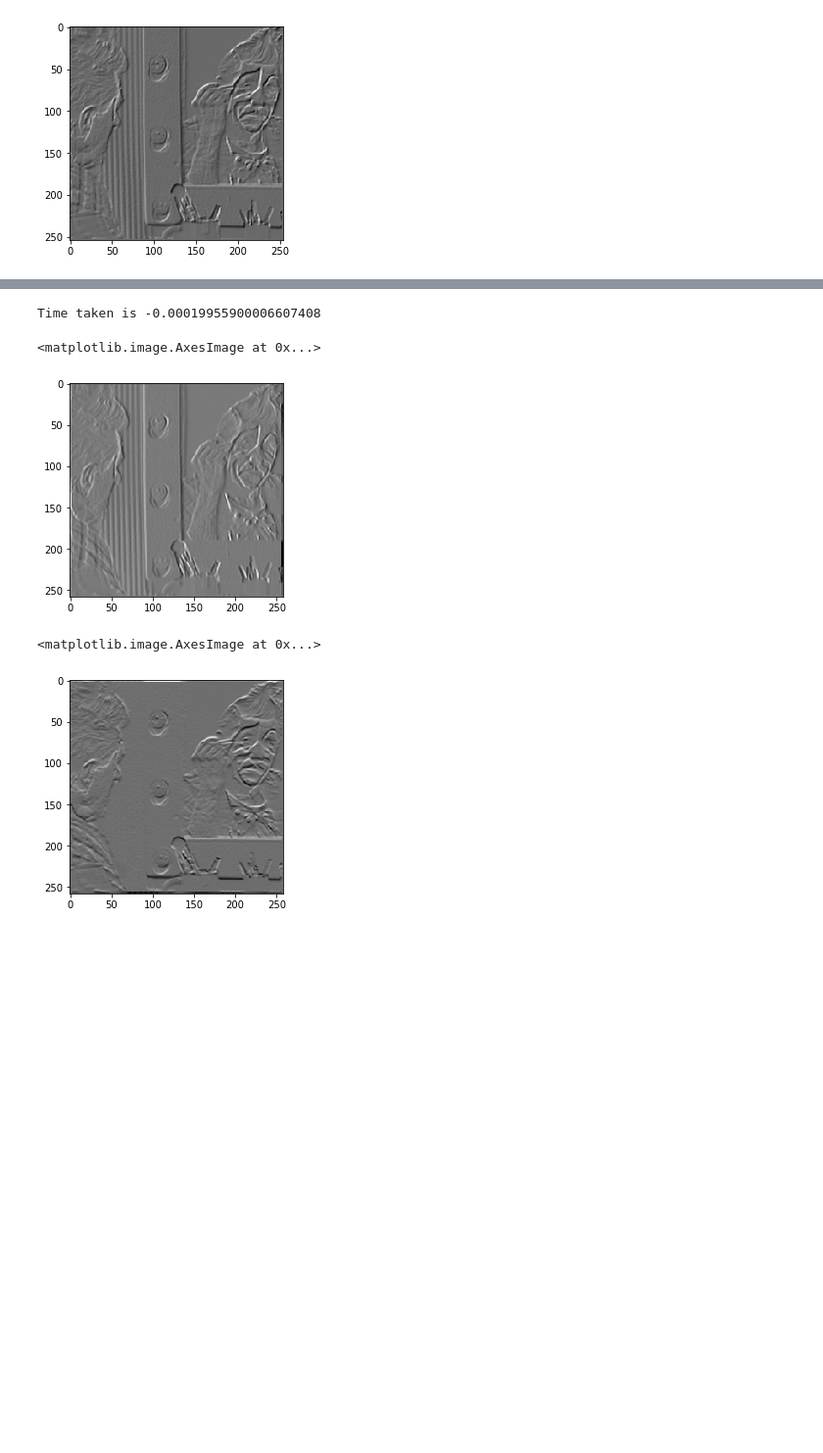
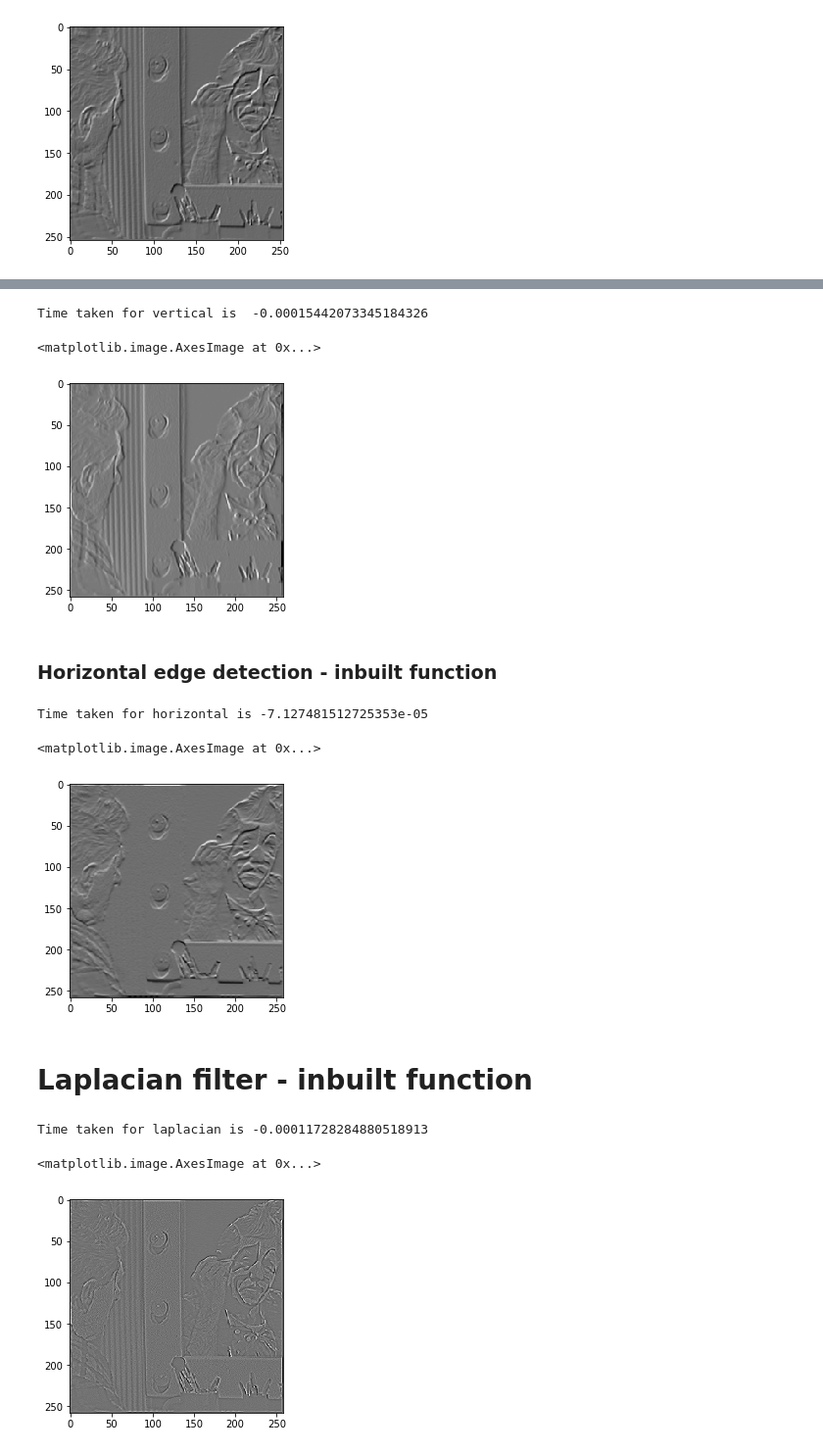
Before and after one commit to Sharath-Ramachandran/DeepLearningAssignments, a Jupyter notebook: Assignment1/Question3.ipynb, the cells around one changed output, grey strips where cells are left out. Shown: that part at 98% size. Cells and saved outputs as stored; diff of their text form; code cells hidden in the pictures; blank space fills up the shorter version.

```diff
--- a/Assignment1/Question3.ipynb
+++ b/Assignment1/Question3.ipynb
@@ -84,15 +90,33 @@ from scipy import signal
 start_time = timeit.timeit()
 result = signal.convolve2d(image,vertical_edges)
 end_time = timeit.timeit()
-print("Time taken is", end_time-start_time)
+print("Time taken for vertical is ", end_time-start_time)
 plt.imshow(result,cmap='gray')
 # %% [output]
-Time taken is -0.00019955900006607408
+Time taken for vertical is  -0.00015442073345184326
 <matplotlib.image.AxesImage at 0x...>
 [figure]
+# %% [markdown]
+### Horizontal  edge detection - inbuilt function
 # %%
+start_time = timeit.timeit()
 result = signal.convolve2d(image,horizontal_edges)
+end_time = timeit.timeit()
+print("Time taken for horizontal is", end_time-start_time)
 plt.imshow(result,cmap='gray')
 # %% [output]
-<matplotlib.image.AxesImage at 0x...>
+Time taken for horizontal is -7.127481512725353e-05
+<matplotlib.image.AxesImage at 0x...>
 [figure]
+# %% [markdown]
+# Laplacian filter - inbuilt function
+# %%
+start_time = timeit.timeit()
+result = signal.convolve2d(image,laplacian_filter)
+end_time = timeit.timeit()
+print("Time taken for laplacian is", end_time-start_time)
+plt.imshow(result,cmap='gray')
+# %% [output]
+Time taken for laplacian is -0.00011728284880518913
+<matplotlib.image.AxesImage at 0x...>
+[figure, added]
```
Also changed, not shown: parts of 13 cells of this notebook, 3 other files.
